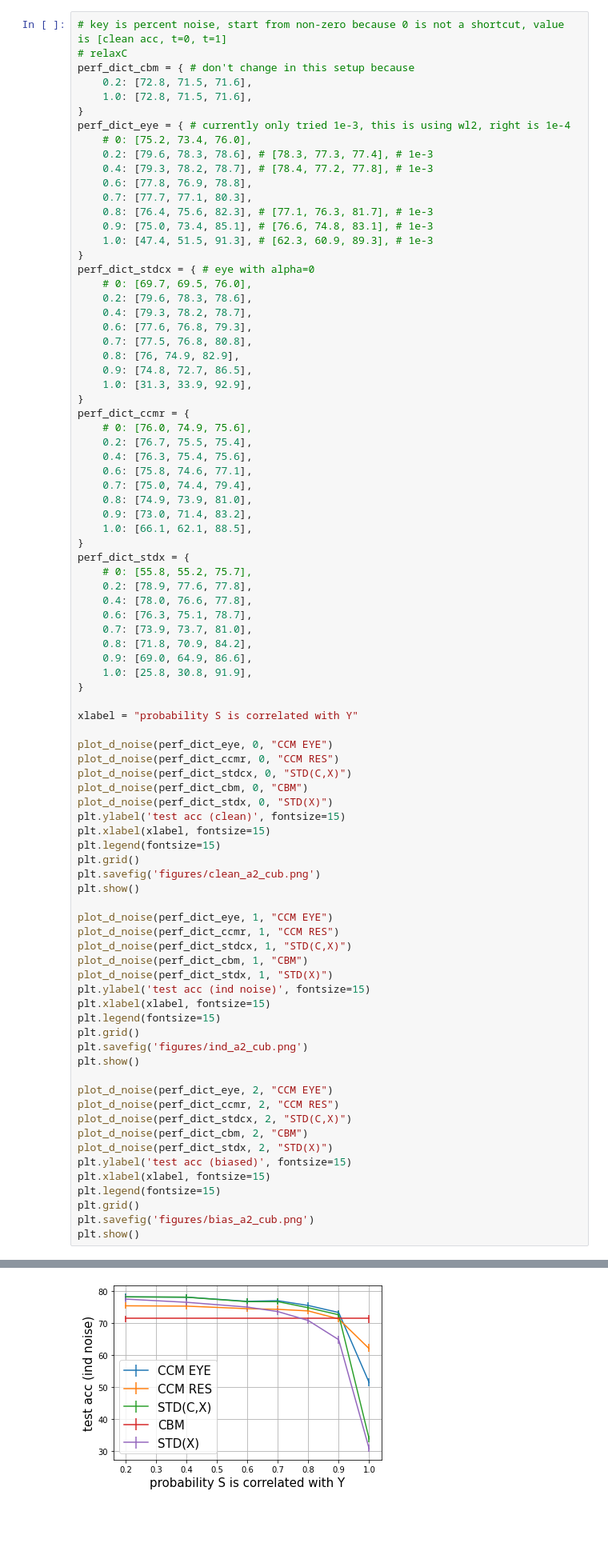
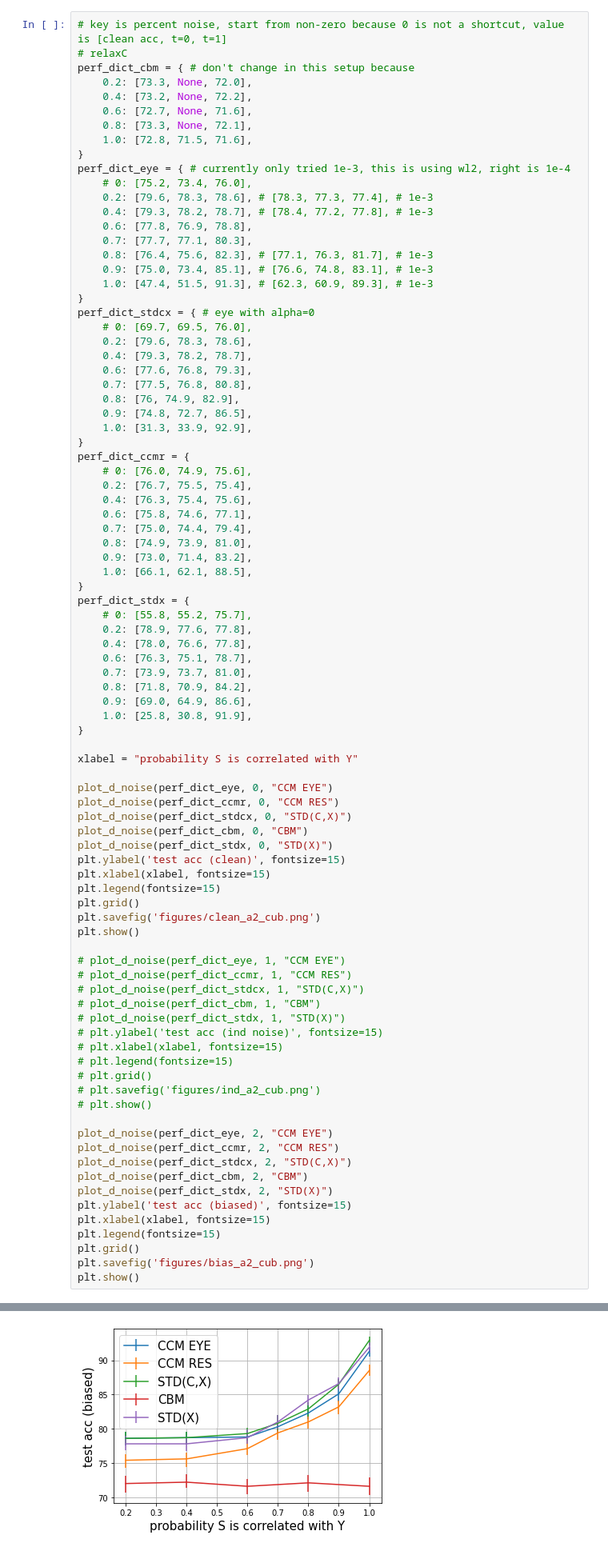
Before and after one commit to nathanwang000/ConceptCredibleModel, a Jupyter notebook: notebooks/Q4_Q5.ipynb, the cells around one changed output, grey strips where cells are left out. Shown at 80% size. Saved outputs shown, nothing was run; the diff lists cells and outputs as text; blank space fills up the shorter version.

Commit message:
updated noise model to take std noise argument

```diff
--- a/notebooks/Q4_Q5.ipynb
+++ b/notebooks/Q4_Q5.ipynb
@@ -174,7 +174,10 @@ plt.show()
 # key is percent noise, start from non-zero because 0 is not a shortcut, value is [clean acc, t=0, t=1]
 # relaxC
 perf_dict_cbm = { # don't change in this setup because
-    0.2: [72.8, 71.5, 71.6],
+    0.2: [73.3, None, 72.0],
+    0.4: [73.2, None, 72.2],
+    0.6: [72.7, None, 71.6],
+    0.8: [73.3, None, 72.1],
     1.0: [72.8, 71.5, 71.6],
 }
 perf_dict_eye = { # currently only tried 1e-3, this is using wl2, right is 1e-4
@@ -232,17 +235,17 @@ plt.grid()
 plt.savefig('figures/clean_a2_cub.png')
 plt.show()
 
-plot_d_noise(perf_dict_eye, 1, "CCM EYE")
-plot_d_noise(perf_dict_ccmr, 1, "CCM RES")
-plot_d_noise(perf_dict_stdcx, 1, "STD(C,X)")
-plot_d_noise(perf_dict_cbm, 1, "CBM")
-plot_d_noise(perf_dict_stdx, 1, "STD(X)")
-plt.ylabel('test acc (ind noise)', fontsize=15)
-plt.xlabel(xlabel, fontsize=15)
-plt.legend(fontsize=15)
-plt.grid()
-plt.savefig('figures/ind_a2_cub.png')
-plt.show()
+# plot_d_noise(perf_dict_eye, 1, "CCM EYE")
+# plot_d_noise(perf_dict_ccmr, 1, "CCM RES")
+# plot_d_noise(perf_dict_stdcx, 1, "STD(C,X)")
+# plot_d_noise(perf_dict_cbm, 1, "CBM")
+# plot_d_noise(perf_dict_stdx, 1, "STD(X)")
+# plt.ylabel('test acc (ind noise)', fontsize=15)
+# plt.xlabel(xlabel, fontsize=15)
+# plt.legend(fontsize=15)
+# plt.grid()
+# plt.savefig('figures/ind_a2_cub.png')
+# plt.show()
 
 plot_d_noise(perf_dict_eye, 2, "CCM EYE")
 plot_d_noise(perf_dict_ccmr, 2, "CCM RES")
@@ -260 +263 @@ plt.show()
-[figure, old version]
+[figure, new version]
```
Also changed, not shown: parts of 3 cells of this notebook, 3 other files.
